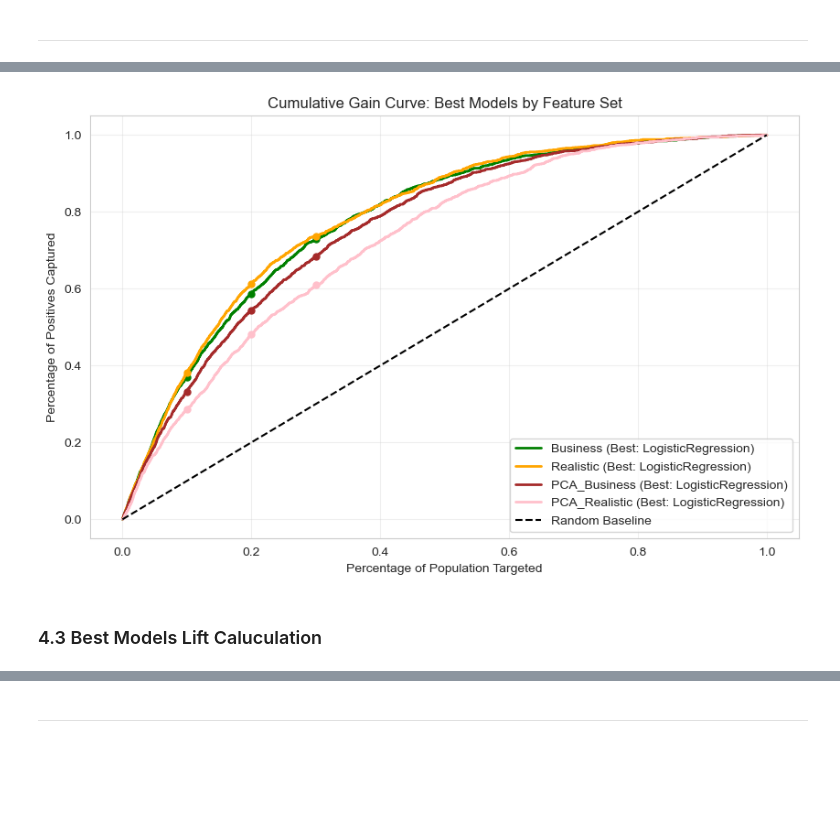
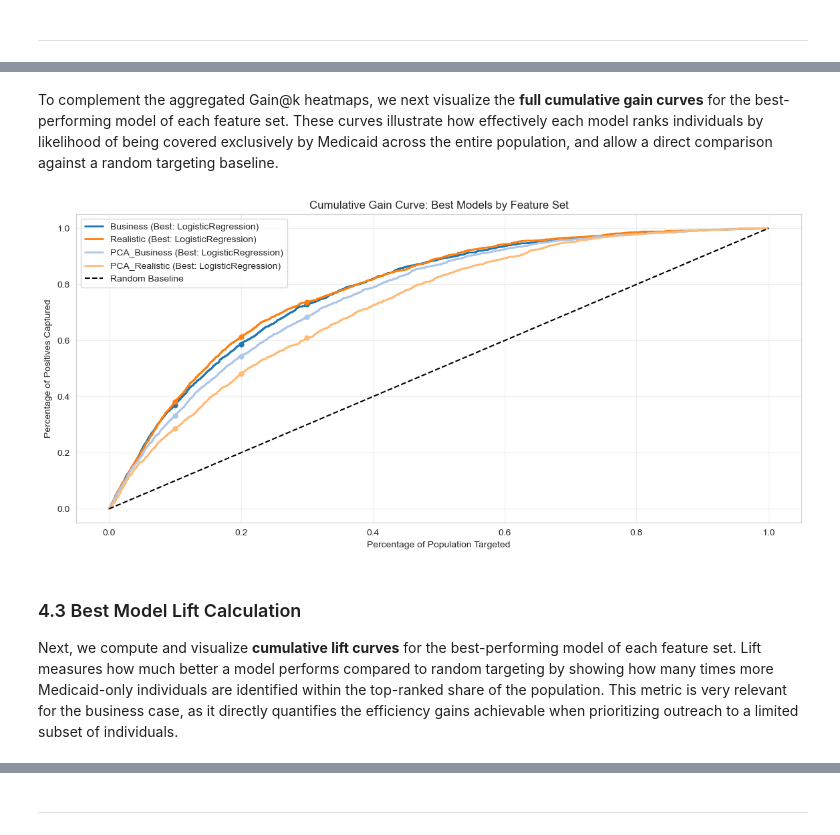
Before and after one commit to UnicornnGrg/AppliedMachineLearning, a Jupyter notebook: Project_Report.ipynb, the cells around one changed output, grey strips where cells are left out. Saved outputs shown, nothing was run; the diff lists cells and outputs as text; code cells hidden in the pictures; blank space fills up the shorter version.

```diff
--- a/Project_Report.ipynb
+++ b/Project_Report.ipynb
@@ -1356,11 +1357,13 @@ Calculating Cumulative Gain for all models on Test Set...
+# %% [markdown]
+To complement the aggregated Gain@k heatmaps, we next visualize the **full cumulative gain curves** for the best-performing model of each feature set. These curves illustrate how effectively each model ranks individuals by likelihood of being covered exclusively by Medicaid across the entire population, and allow a direct comparison against a random targeting baseline.
 # %%
 # Plot Cumulative Gain for Best Models per Dataset Type
 if 'all_results' in locals() and all_results:
-    plt.figure(figsize=(10, 6))
+    plt.figure(figsize=(14, 6))
 
     # Define the datasets we want to compare
     target_datasets = [ 'Business', 'Realistic', 'PCA_Business', 'PCA_Realistic']
-    colors = {'Business': 'green', 'Realistic': 'orange', 'PCA_Business': 'brown', 'PCA_Realistic': 'pink'}
+    colors = color_palette
 
     # Find best model for each target dataset based on PR-AUC
     best_models = {}
@@ -1390,36 +1393,38 @@ if 'all_results' in locals() and all_results:
 
                 # Cumulative Gain
                 cum_positives = np.cumsum(sorted_y_true)
                 total_positives = cum_positives[-1]
 
                 if total_positives > 0:
                     cum_gain = cum_positives / total_positives
                     x_axis = np.arange(1, len(cum_gain) + 1) / len(cum_gain)
 
                     # Plot line
                     label_str = f"{ds_name} (Best: {model_name})"
                     plt.plot(x_axis, cum_gain, label=label_str, color=colors.get(ds_name, 'gray'), linewidth=2)
 
                     # Add markers at 10%, 20%, 30%
                     for pct in [0.1, 0.2, 0.3]:
                         idx = int(pct * len(cum_gain)) - 1
                         plt.plot(x_axis[idx], cum_gain[idx], marker='o', color=colors.get(ds_name, 'gray'), markersize=5)
 
     # Random Baseline
     plt.plot([0, 1], [0, 1], 'k--', label='Random Baseline')
 
     plt.title('Cumulative Gain Curve: Best Models by Feature Set')
     plt.xlabel('Percentage of Population Targeted')
     plt.ylabel('Percentage of Positives Captured')
     plt.legend()
     plt.grid(True, alpha=0.3)
     plt.show()
 else:
     print("No results found.")
 # %% [output]
-[figure, old version]
+[figure, new version]
 # %% [markdown]
-### 4.3 Best Models Lift Caluculation
+### 4.3 Best Model Lift Calculation
+
+Next, we compute and visualize **cumulative lift curves** for the best-performing model of each feature set. Lift measures how much better a model performs compared to random targeting by showing how many times more Medicaid-only individuals are identified within the top-ranked share of the population. This metric is very relevant for the business case, as it directly quantifies the efficiency gains achievable when prioritizing outreach to a limited subset of individuals.
 # %%
 # Plot Cumulative Lift for Best Models per Dataset Type
 if 'all_results' in locals() and all_results:
```
Also changed, not shown: parts of 18 cells of this notebook.
